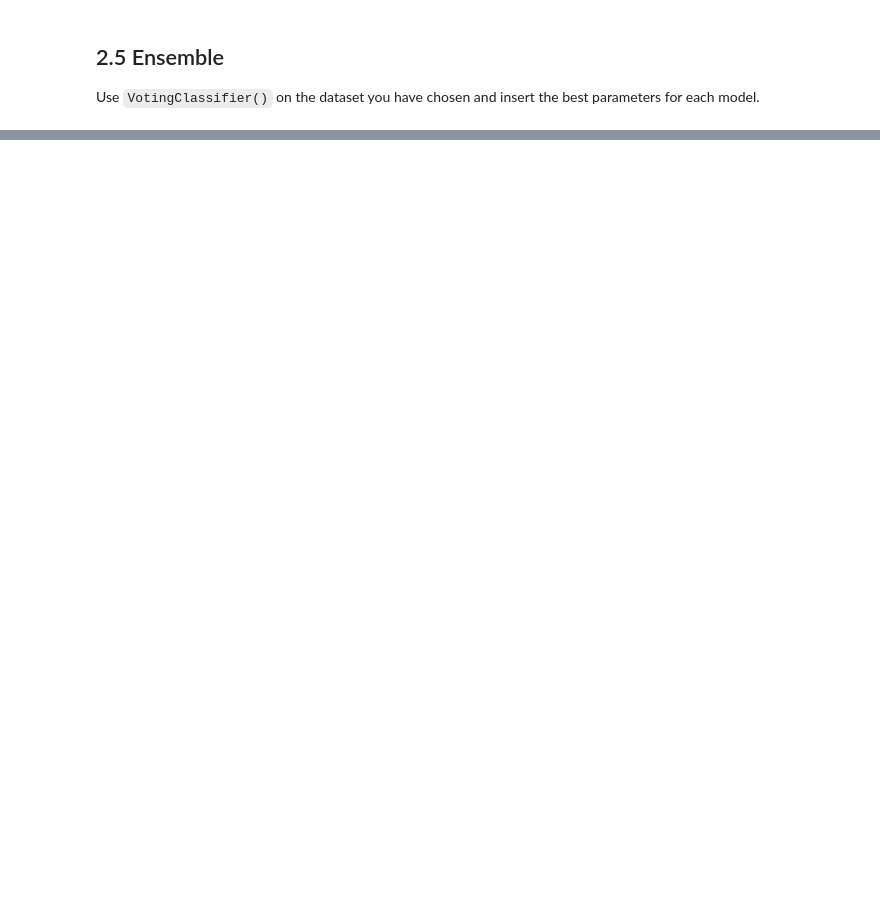
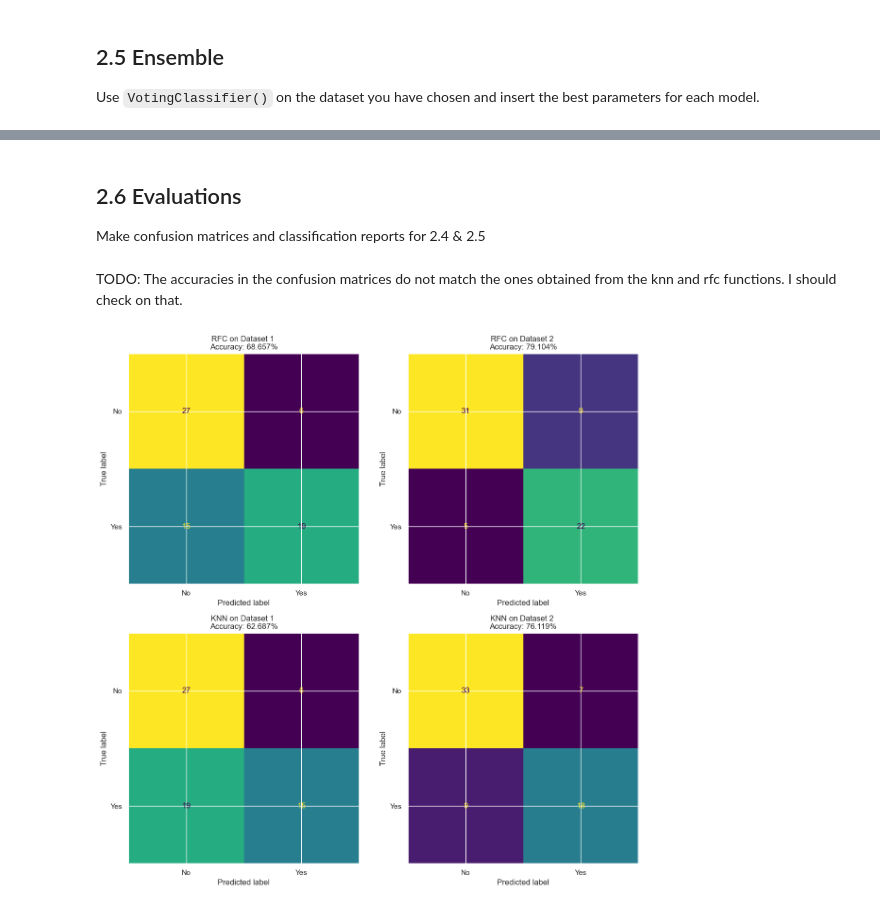
Before and after one commit to wlinds/ITHS-AI22-ML, a Jupyter notebook: Labb/disease-prediction.ipynb, the cells around one changed output, grey strips where cells are left out. Cells and saved outputs as stored; diff of their text form; code cells hidden in the pictures; blank space fills up the shorter version.

Commit message:
add knn, vcf, cm, improve struct, joblib rfc model

```diff
--- a/Labb/disease-prediction.ipynb
+++ b/Labb/disease-prediction.ipynb
@@ -866,0 +1053,3 @@ RandomForestClassifier(max_depth=15, min_samples_leaf=4, min_samples_split=10,
+# %%
+df1_best_model_knn, df1_best_score_knn = knn(X_train, X_val, y_train, y_val)
+df2_best_model_knn, df2_best_score_knn = knn(X2_train, X2_val, y2_train, y2_val)
@@ -893,0 +1095,50 @@ Skapa ett nytt skript: **production_model.py**, ladda in **test_samples.csv** oc
+# %% [markdown]
+## 2.6 Evaluations
+
+Make confusion matrices and classification reports for 2.4 & 2.5
+# %% [markdown]
+TODO: The accuracies in the confusion matrices do not match the ones obtained from the knn and rfc functions. I should check on that.
+# %%
+from sklearn.metrics import confusion_matrix, ConfusionMatrixDisplay
+
+def evaluate_model(model, title="", ax=None, df2=False):
+    if df2:
+        model.fit(X2_train, y2_train)
+        y_pred = model.predict(X2_test)
+
+        accuracy = accuracy_score(y2_test, y_pred) #<-
+
+        cm = confusion_matrix(y2_test, y_pred)
+
+    else:
+
+        model.fit(X_train, y_train)
+        y_pred = model.predict(X_test)
+        accuracy = accuracy_score(y_test, y_pred)
+
+        cm = confusion_matrix(y_test, y_pred)
+
+    #print(classification_report(y_test, y_pred));
+    #cm = confusion_matrix(y_test, y_pred)
+    disp = ConfusionMatrixDisplay(cm, display_labels=["No", "Yes"])
+    disp.plot(ax=ax)
+    disp.ax_.set_title(f'{title} \nAccuracy: {accuracy:.3%}')
+    disp.im_.colorbar.remove()
+    plt.xlabel("Predicted label")
+    plt.ylabel("True label")
+# %%
+fig, axs = plt.subplots(nrows=2, ncols=2, figsize=(12, 12))
+axs[0, 0].set_title("RFC on df 1")
+axs[0, 1].set_title("RFC on df 2")
+axs[1, 0].set_title("KNN on df 1")
+axs[1, 1].set_title("KNN on df 2")
+
+evaluate_model(df1_best_model, 'RFC on Dataset 1', axs[0, 0])
+evaluate_model(df2_best_model, 'RFC on Dataset 2', axs[0, 1], df2=True)
+evaluate_model(df1_best_model_knn, 'KNN on Dataset 1', axs[1, 0])
+evaluate_model(df2_best_model_knn, 'KNN on Dataset 2', axs[1, 1], df2=True)
+
+plt.tight_layout()
+plt.show()
+# %% [output]
+[figure, added]
```
Also changed, not shown: parts of 62 cells of this notebook.
